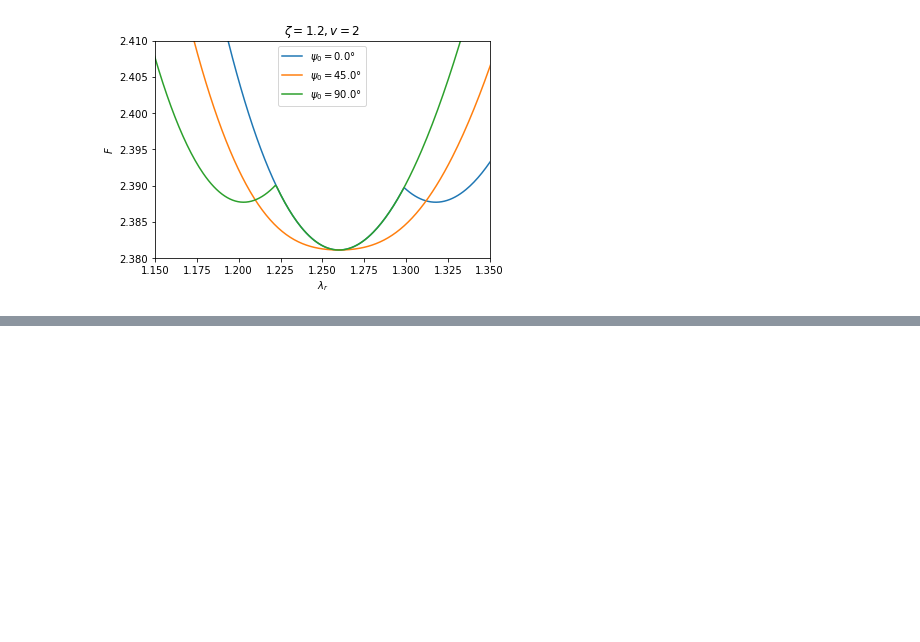
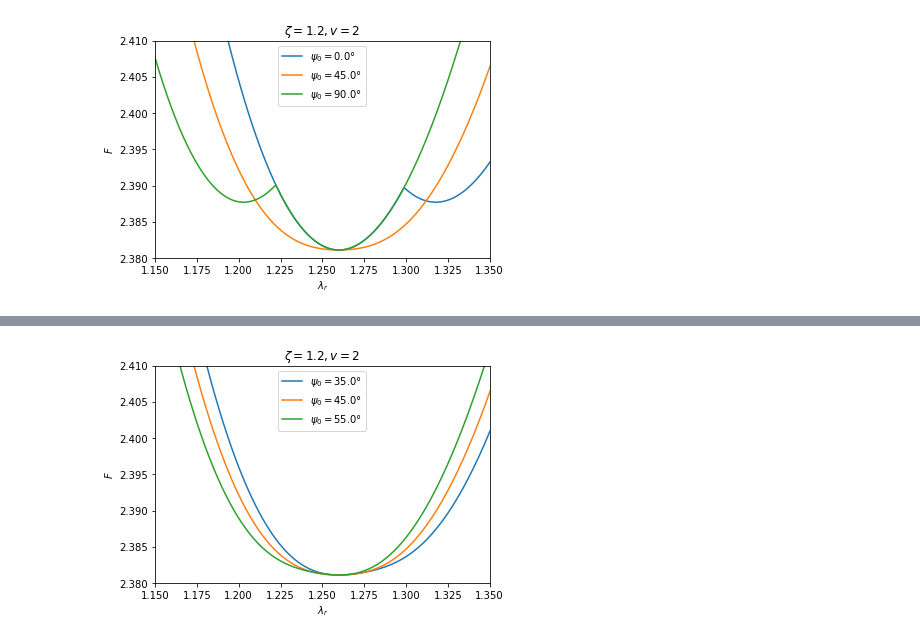
Before and after one commit to gouwsxander/hydrated-liquid-crystal-elastomers, a Jupyter notebook: Free energy minimization/plot_free_energy.ipynb, the cells around one changed output, grey strips where cells are left out. Saved outputs shown, nothing was run; the diff lists cells and outputs as text; code cells hidden in the pictures; blank space fills up the shorter version.

```diff
--- a/Free energy minimization/plot_free_energy.ipynb
+++ b/Free energy minimization/plot_free_energy.ipynb
@@ -162,0 +174,11 @@ plt.show()
+# %%
+psi_0_near_45 = np.array([35, 45, 55]) * np.pi / 180
+
+plot_reduced_free_energy_vs_lambda_r_vary_psi_0(lambda_r_array_close, psi_0_near_45, 2, 1.2)
+
+plt.xlim(1.15, 1.35)
+plt.ylim(2.38, 2.41)
+
+plt.show()
+# %% [output]
+[figure, added]
```
Also changed, not shown: parts of 3 cells of this notebook.
